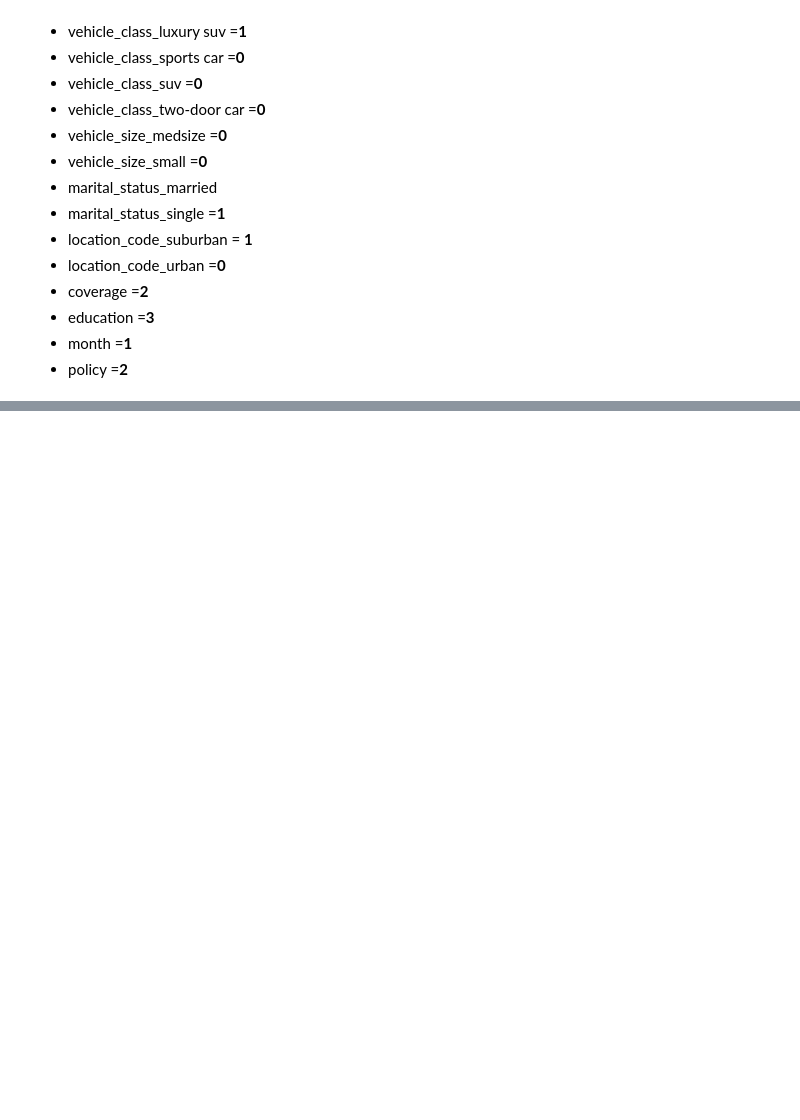
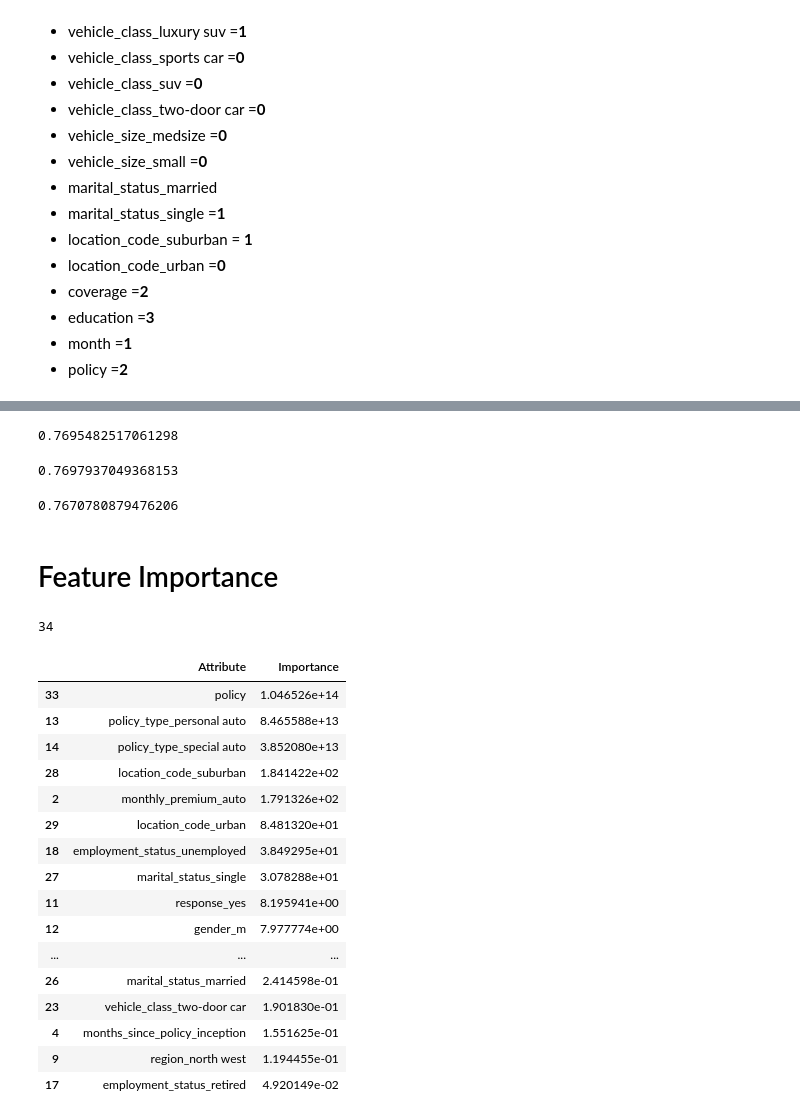
Before and after one commit to ellagoesbeyond/DA_Lab, a Jupyter notebook: week 4/week_four_day_4_LAB_Data_Modeling.ipynb, the cells around one changed output, grey strips where cells are left out. Drawn from its saved outputs; the diff is of its cells as text; code cells hidden in the pictures; blank space fills up the shorter version.

```diff
--- a/week 4/week_four_day_4_LAB_Data_Modeling.ipynb
+++ b/week 4/week_four_day_4_LAB_Data_Modeling.ipynb
@@ -270,0 +376,44 @@ NameError: name 'new_data' is not defined
+# %%
+R2=r2_score(y_test,y_pred_test)
+R2
+# %% [output]
+0.7695482517061298
+# %%
+R22=r2_score(y_train,y_pred_train)
+R22
+# %% [output]
+0.7697937049368153
+# %%
+Adj_R2= 1 - (1-R2)*(len(y_test)-1)/(len(y_test)-x_test.shape[1]-1)
+Adj_R2
+# %% [output]
+0.7670780879476206
+# %% [markdown]
+# Feature Importance
+# %%
+# getting number of independent features  /parameters of linear funcciton
+x_test.shape[1]
+# %% [output]
+34
+# %%
+features_importances = pd.DataFrame(data = {"Attribute": x_train.columns, "Importance": abs(model.coef_)})
+features_importances = features_importances.sort_values(by="Importance", ascending=False)
+features_importances
+# %% [output]
+|  | Attribute | Importance |
+| 33 | policy | 1.046526e+14 |
+| 13 | policy_type_personal auto | 8.465588e+13 |
+| 14 | policy_type_special auto | 3.852080e+13 |
+| 28 | location_code_suburban | 1.841422e+02 |
+| 2 | monthly_premium_auto | 1.791326e+02 |
+| 29 | location_code_urban | 8.481320e+01 |
+| 18 | employment_status_unemployed | 3.849295e+01 |
+| 27 | marital_status_single | 3.078288e+01 |
+| 11 | response_yes | 8.195941e+00 |
+| 12 | gender_m | 7.977774e+00 |
+| ... | ... | ... |
+| 26 | marital_status_married | 2.414598e-01 |
+| 23 | vehicle_class_two-door car | 1.901830e-01 |
+| 4 | months_since_policy_inception | 1.551625e-01 |
+| 9 | region_north west | 1.194455e-01 |
+| 17 | employment_status_retired | 4.920149e-02 |
```
Also changed, not shown: parts of 21 cells of this notebook.
